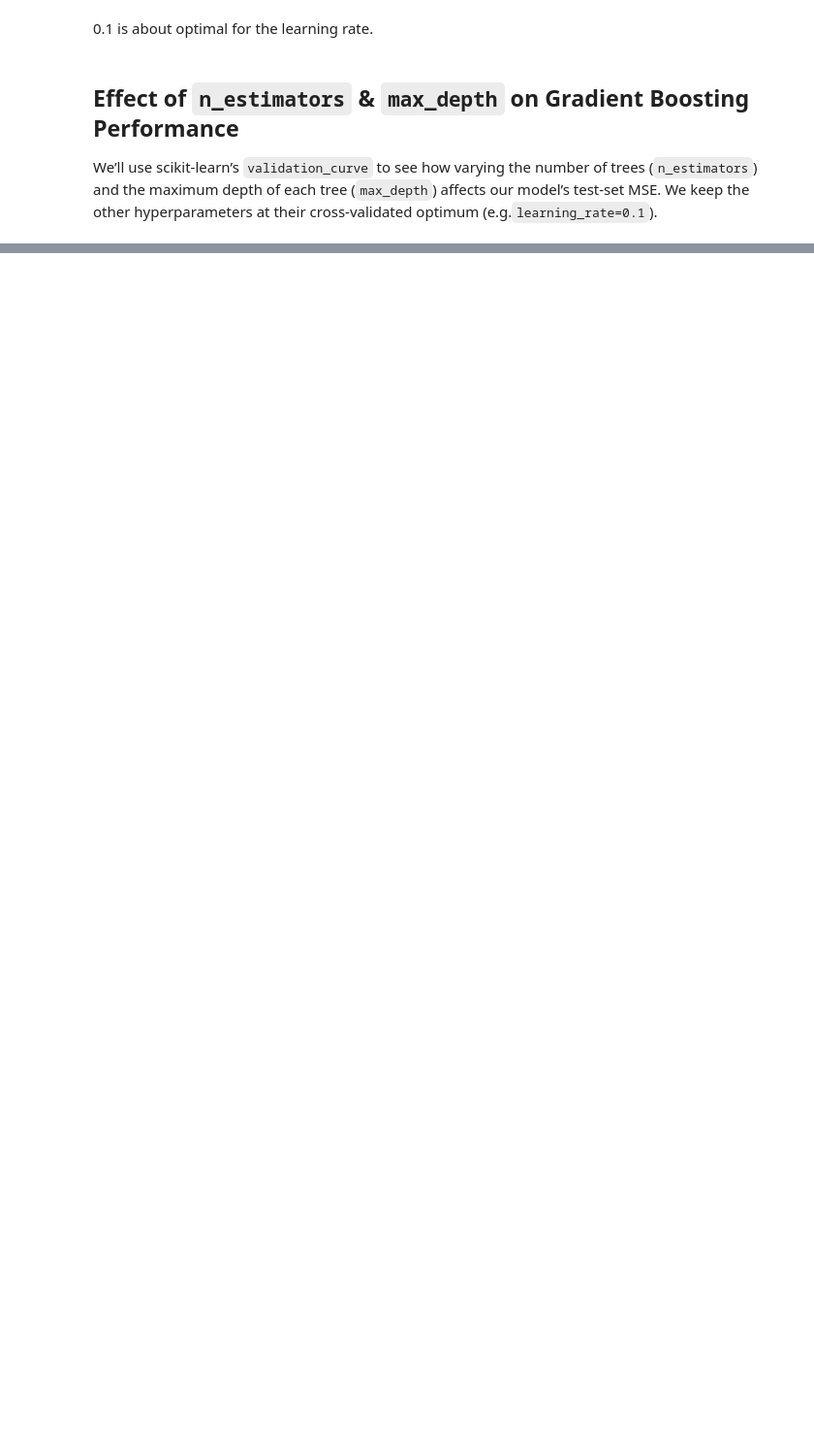
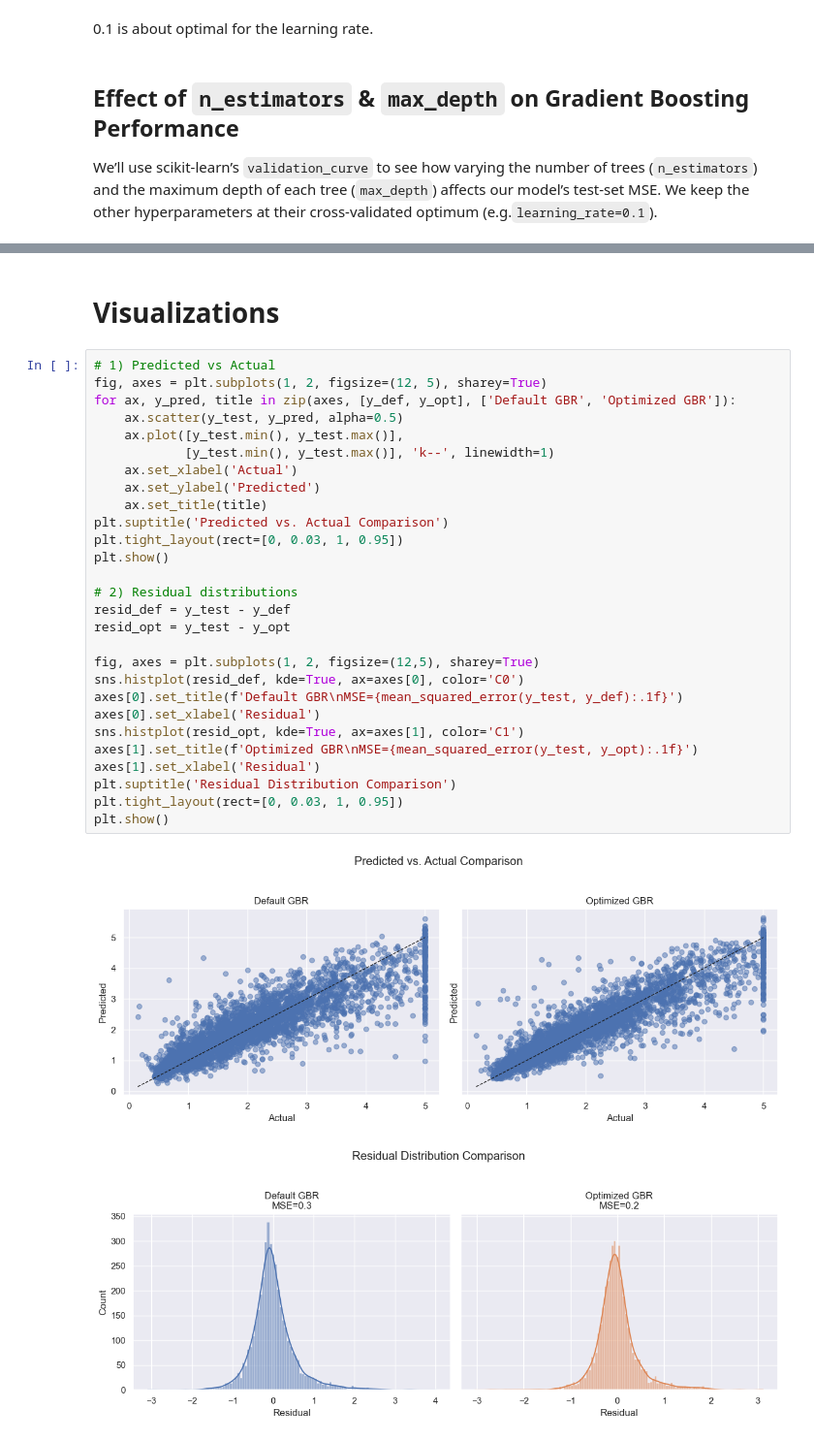
Before and after one commit to t0dd26/CMOR438-Spring-2025, a Jupyter notebook: Supervised ML/Regression/Ensemble_Boosting_Regression.ipynb, the cells around one changed output, grey strips where cells are left out. Shown at 97% size. Cells and saved outputs as stored; diff of their text form; blank space fills up the shorter version.

```diff
--- a/Supervised ML/Regression/Ensemble_Boosting_Regression.ipynb
+++ b/Supervised ML/Regression/Ensemble_Boosting_Regression.ipynb
@@ -159,0 +254,33 @@ We’ll use scikit-learn’s `validation_curve` to see how varying the number of
+# %% [markdown]
+# Visualizations
+# %%
+# 1) Predicted vs Actual
+fig, axes = plt.subplots(1, 2, figsize=(12, 5), sharey=True)
+for ax, y_pred, title in zip(axes, [y_def, y_opt], ['Default GBR', 'Optimized GBR']):
+    ax.scatter(y_test, y_pred, alpha=0.5)
+    ax.plot([y_test.min(), y_test.max()],
+            [y_test.min(), y_test.max()], 'k--', linewidth=1)
+    ax.set_xlabel('Actual')
+    ax.set_ylabel('Predicted')
+    ax.set_title(title)
+plt.suptitle('Predicted vs. Actual Comparison')
+plt.tight_layout(rect=[0, 0.03, 1, 0.95])
+plt.show()
+
+# 2) Residual distributions
+resid_def = y_test - y_def
+resid_opt = y_test - y_opt
+
+fig, axes = plt.subplots(1, 2, figsize=(12,5), sharey=True)
+sns.histplot(resid_def, kde=True, ax=axes[0], color='C0')
+axes[0].set_title(f'Default GBR\nMSE={mean_squared_error(y_test, y_def):.1f}')
+axes[0].set_xlabel('Residual')
+sns.histplot(resid_opt, kde=True, ax=axes[1], color='C1')
+axes[1].set_title(f'Optimized GBR\nMSE={mean_squared_error(y_test, y_opt):.1f}')
+axes[1].set_xlabel('Residual')
+plt.suptitle('Residual Distribution Comparison')
+plt.tight_layout(rect=[0, 0.03, 1, 0.95])
+plt.show()
+# %% [output]
+[figure, added]
+[figure, added]
```
Also changed, not shown: parts of 9 cells of this notebook, 1 other file.
